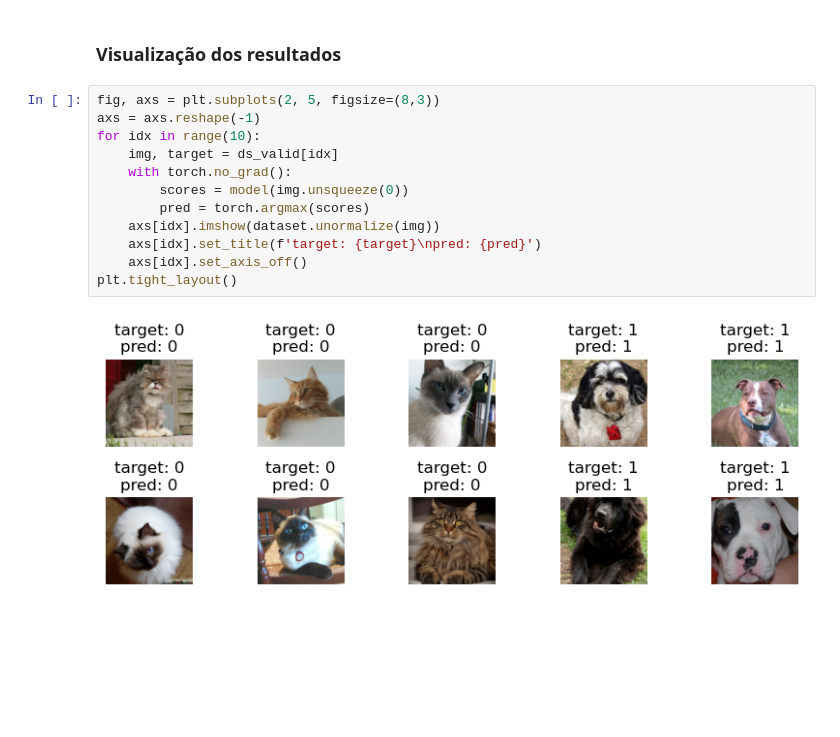
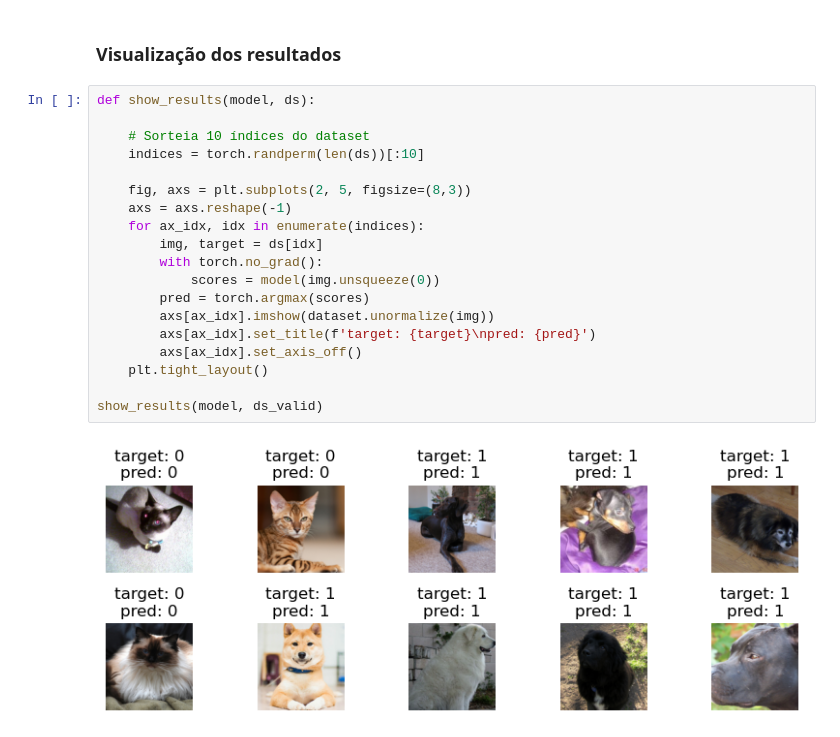
Before and after one commit to chcomin/curso-visao-computacional-2024, a Jupyter notebook: M06_classificacao_de_imagens_naturais/5 - Resultado do treinamento.ipynb, the cells around one changed output. Drawn from its saved outputs; the diff is of its cells as text; blank space fills up the shorter version.

Commit message:
Created function for showing the results

```diff
--- a/M06_classificacao_de_imagens_naturais/5 - Resultado do treinamento.ipynb
+++ b/M06_classificacao_de_imagens_naturais/5 - Resultado do treinamento.ipynb
@@ -25,16 +25,23 @@ model.eval();
 # %% [markdown]
 ### Visualização dos resultados
 # %%
-fig, axs = plt.subplots(2, 5, figsize=(8,3))
-axs = axs.reshape(-1)
-for idx in range(10):
-    img, target = ds_valid[idx]
-    with torch.no_grad():
-        scores = model(img.unsqueeze(0))
+def show_results(model, ds):
+
+    # Sorteia 10 índices do dataset
+    indices = torch.randperm(len(ds))[:10]
+
+    fig, axs = plt.subplots(2, 5, figsize=(8,3))
+    axs = axs.reshape(-1)
+    for ax_idx, idx in enumerate(indices):
+        img, target = ds[idx]
+        with torch.no_grad():
+            scores = model(img.unsqueeze(0))
         pred = torch.argmax(scores)
-    axs[idx].imshow(dataset.unormalize(img))
-    axs[idx].set_title(f'target: {target}\npred: {pred}')
-    axs[idx].set_axis_off()
-plt.tight_layout()
+        axs[ax_idx].imshow(dataset.unormalize(img))
+        axs[ax_idx].set_title(f'target: {target}\npred: {pred}')
+        axs[ax_idx].set_axis_off()
+    plt.tight_layout()
+
+show_results(model, ds_valid)
 # %% [output]
-[figure, old version]
+[figure, new version]
```
